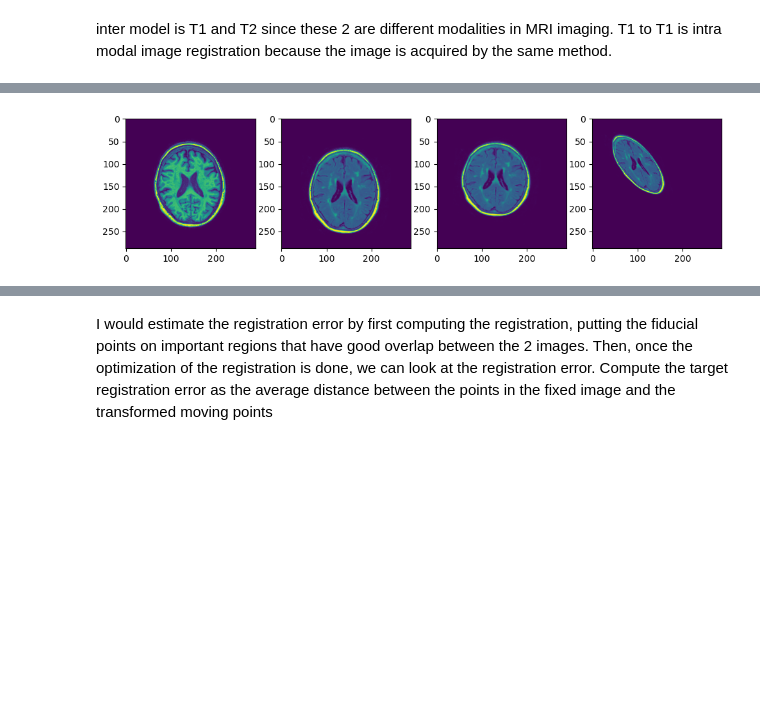
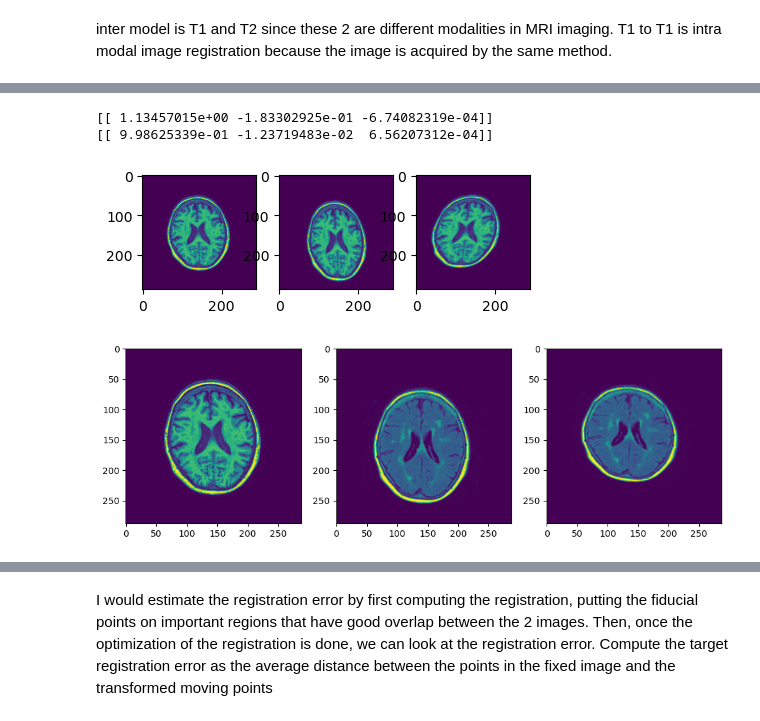
Before and after one commit to Jetteb/Medical_image_analysis_projects, a Jupyter notebook: 1.6_Registration_project.ipynb, the cells around one changed output, grey strips where cells are left out. Saved outputs shown, nothing was run; the diff lists cells and outputs as text; code cells hidden in the pictures; blank space fills up the shorter version.

```diff
--- a/1.6_Registration_project.ipynb
+++ b/1.6_Registration_project.ipynb
@@ -177,31 +53,54 @@ Xm:
 # %%
-T_t1_t1 = registration.ls_affine(X_t1_t1, Xm_t1_t1)
-T_t1_t2 = registration.ls_affine(X_t1_t2, Xm_t1_t2)
+Xh_t1_t1 = util.c2h(X_t1_t1)
+Xhm_t1_t1 = util.c2h(Xm_t1_t1)
+Xh_t1_t2 = util.c2h(X_t1_t2)
+Xhm_t1_t2 = util.c2h(Xm_t1_t2)
 
+T_t1_t1 = registration.ls_affine(Xh_t1_t1, Xhm_t1_t1)
+T_t1_t2 = registration.ls_affine(Xh_t1_t2, Xhm_t1_t2)
+
+I_path = '../data/image_data/3_3_t1.tif'
+Im_path = '../data/image_data/3_3_t1_d.tif'
 Im = plt.imread(Im_path)
 I = plt.imread(I_path)
 
 t_t1_t1 =  X_t1_t1 - Xm_t1_t1
-Th_t1_t1 = registration_util.t2h(T_t1_t1, t_t1_t1[0].T )
+Th_t1_t1 = util.t2h(T_t1_t1, t_t1_t1[0].T )
 it_1 , xt_1= registration.image_transform(Im, Th_t1_t1)
 
+fig = plt.figure(figsize=(12,5))
+
+ax1 = fig.add_subplot(131)
+im11 = ax1.imshow(I)
+
+ax2 = fig.add_subplot(132)
+im21 = ax2.imshow(Im)
+
+ax3 = fig.add_subplot(133)
+im31 = ax3.imshow(it_1)
+
+I_path = '../data/image_data/3_3_t1.tif'
+Im_path = '../data/image_data/3_3_t2.tif'
+Im = plt.imread(Im_path)
+I = plt.imread(I_path)
+
 t_t1_t2 =  X_t1_t2 - Xm_t1_t2
-Th_t1_t2 = registration_util.t2h(T_t1_t2, t_t1_t2[0].T)
+Th_t1_t2 = util.t2h(T_t1_t2, t_t1_t2[0].T)
 it_2, xt_2 = registration.image_transform(Im, Th_t1_t2)
 
 fig = plt.figure(figsize=(12,5))
 
-ax1 = fig.add_subplot(141)
+ax1 = fig.add_subplot(131)
 im11 = ax1.imshow(I)
 
-ax2 = fig.add_subplot(142)
+ax2 = fig.add_subplot(132)
 im21 = ax2.imshow(Im)
 
-ax3 = fig.add_subplot(143)
-im31 = ax3.imshow(it_1)
-
-ax4 = fig.add_subplot(144)
-im41 = ax4.imshow(it_2)
+ax3 = fig.add_subplot(133)
+im31 = ax3.imshow(it_2)
 # %% [output]
+[[ 1.13457015e+00 -1.83302925e-01 -6.74082319e-04]]
+[[ 9.98625339e-01 -1.23719483e-02  6.56207312e-04]]
-[figure, old version]
+[figure, new version]
+[figure, added]
 # %% [markdown]
```
Also changed, not shown: parts of 26 cells of this notebook, 2 other files.
